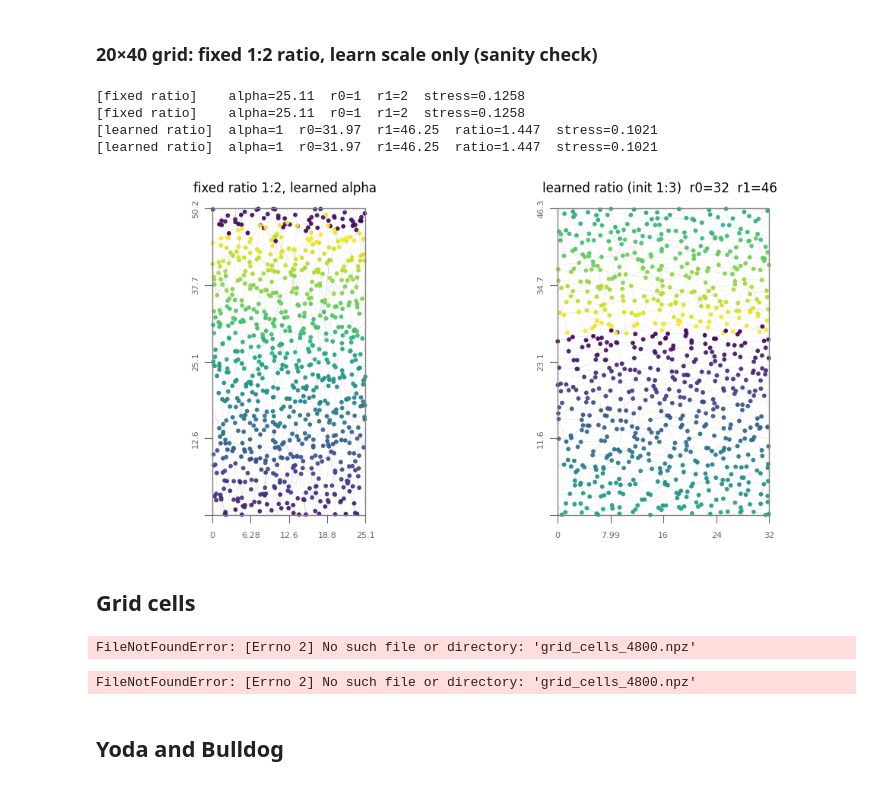
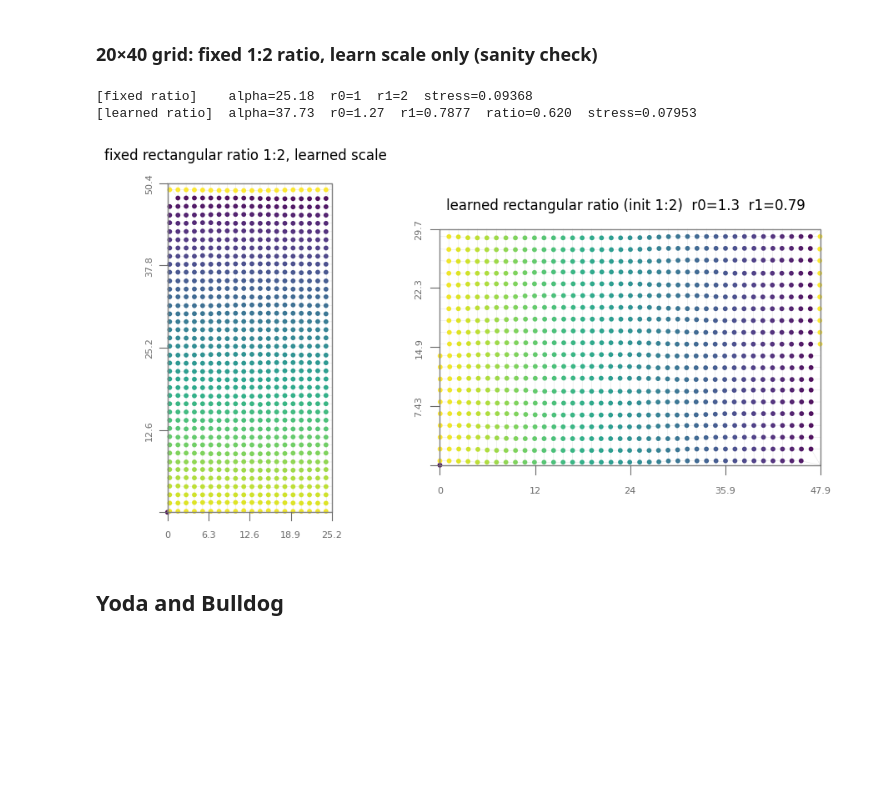
Before and after one commit to JacobLMiller/torus-mds, a Jupyter notebook: examples_rhombus.ipynb, the cells around one changed output. Saved outputs shown, nothing was run; the diff lists cells and outputs as text; code cells hidden in the pictures; blank space fills up the shorter version.

```diff
--- a/examples_rhombus.ipynb
+++ b/examples_rhombus.ipynb
@@ -24,3 +22,5 @@ def torus_stress(X, D, proj):
+# %%
+FINALIZE_METHOD = "lbfgs" # "none" or "lbfgs"
 # %% [markdown]
 ## Lattice graph
 # %%
@@ -103,24 +95,22 @@ plt.tight_layout()
 # %%
 colors = [j for (i, j) in G40.nodes()]
 
 fig, axes = plt.subplots(1, 2, figsize=(10, 5))
 
 proj = MDSTorusProjector()
-X = proj.fit_transform(D40, learn_mode='alpha', r0_init=1.0, r1_init=2.0)
+X = proj.fit_transform(D40, learn_mode='alpha', r0_init=1.0, r1_init=2.0, finalize=FINALIZE_METHOD)
 print(f"[fixed ratio]    alpha={proj.alpha_:.4g}  r0={proj.r0_:.4g}  r1={proj.r1_:.4g}  stress={torus_stress(X, D40, proj):.4g}")
 vis.plot_embedding_with_torus_edges(G=G40, torus=proj, ax=axes[0], colors=colors)
-axes[0].set_title("fixed ratio 1:2, learned alpha")
+axes[0].set_title("fixed rectangular ratio 1:2, learned scale")
 
 proj = MDSTorusProjector()
-X = proj.fit_transform(D40, learn_mode='rectangular', r0_init=25.0, r1_init=50.0)
+X = proj.fit_transform(D40, learn_mode='rectangular', r0_init=25.0, r1_init=50.0, finalize=FINALIZE_METHOD)
 print(f"[learned ratio]  alpha={proj.alpha_:.4g}  r0={proj.r0_:.4g}  r1={proj.r1_:.4g}  ratio={proj.r1_/proj.r0_:.3f}  stress={torus_stress(X, D40, proj):.4g}")
 vis.plot_embedding_with_torus_edges(G=G40, torus=proj, ax=axes[1], colors=colors)
-axes[1].set_title(f"learned ratio (init 1:3)  r0={proj.r0_:.2g}  r1={proj.r1_:.2g}")
+axes[1].set_title(f"learned rectangular ratio (init 1:2)  r0={proj.r0_:.2g}  r1={proj.r1_:.2g}")
 
 plt.tight_layout()
 # %% [output]
-[fixed ratio]    alpha=25.11  r0=1  r1=2  stress=0.1258
-[fixed ratio]    alpha=25.11  r0=1  r1=2  stress=0.1258
-[learned ratio]  alpha=1  r0=31.97  r1=46.25  ratio=1.447  stress=0.1021
-[learned ratio]  alpha=1  r0=31.97  r1=46.25  ratio=1.447  stress=0.1021
+[fixed ratio]    alpha=25.18  r0=1  r1=2  stress=0.09368
+[learned ratio]  alpha=37.73  r0=1.27  r1=0.7877  ratio=0.620  stress=0.07953
-[figure, old version]
+[figure, new version]
@@ -129,15 +116,0 @@ RUN_EXPENSIVE = True
-# %% [markdown]
-## Grid cells
-# %%
-if RUN_EXPENSIVE:
-    a = np.load("grid_cells_4800.npz")
-    data = a['data']
-    spikes = a['spikes']
-
-    D = pairwise_distances(data)
-    proj = MDSTorusProjector()
-    X = proj.fit_transform(D)
-    print(f"stress={torus_stress(X, D, proj):.4g}")
-# %% [output]
-FileNotFoundError: [Errno 2] No such file or directory: 'grid_cells_4800.npz'
-FileNotFoundError: [Errno 2] No such file or directory: 'grid_cells_4800.npz'
```
Also changed, not shown: parts of 35 cells of this notebook, 2 other files.
